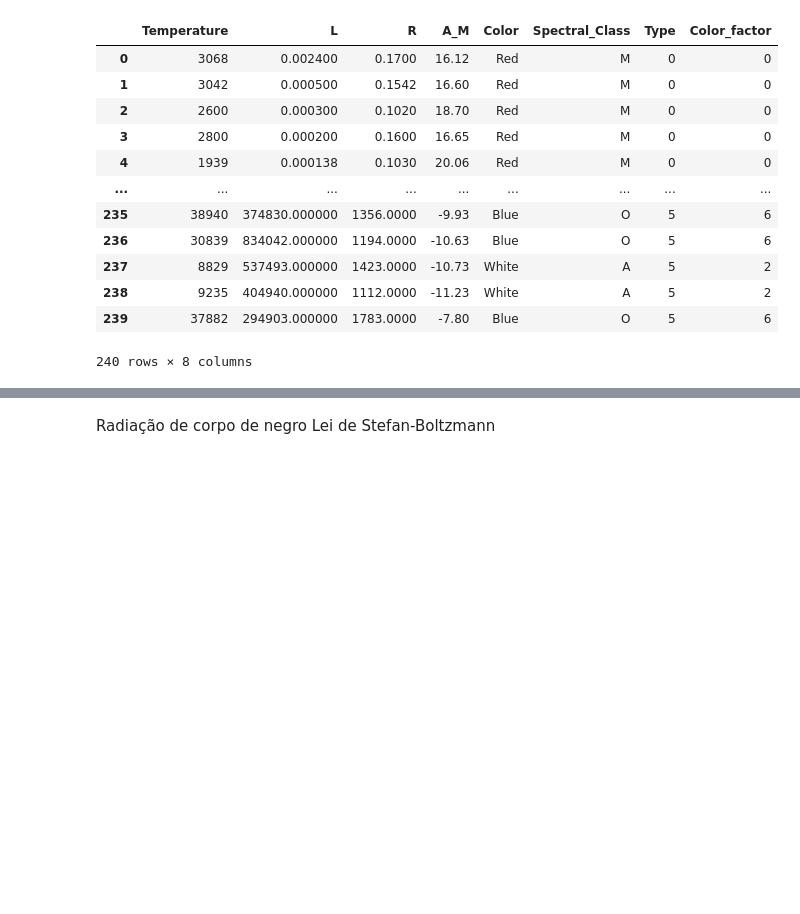
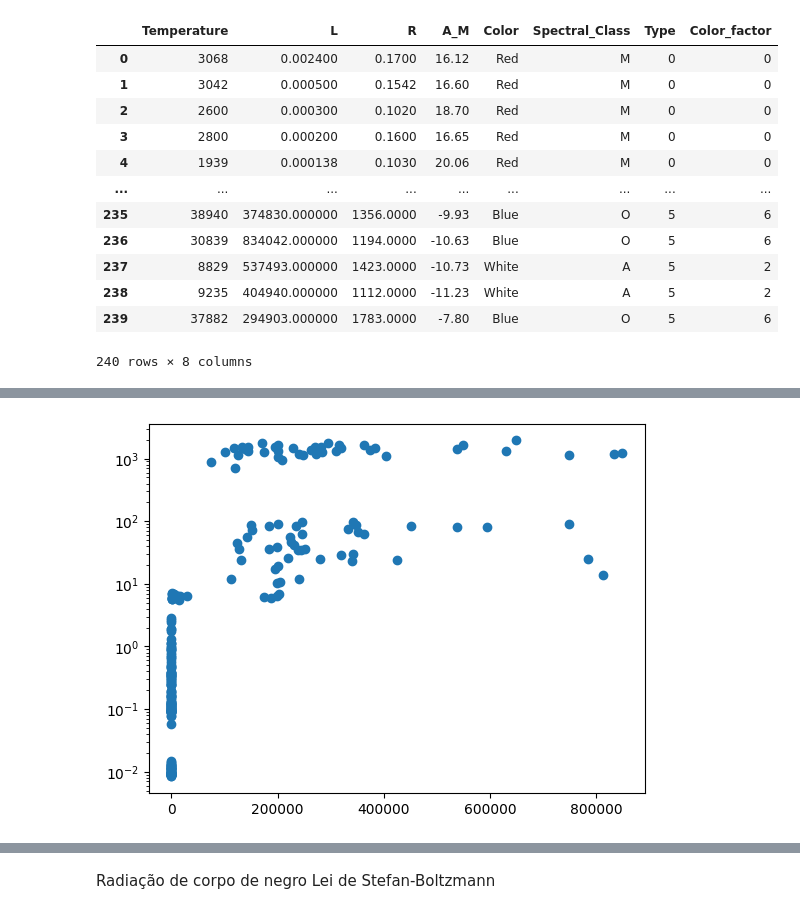
Before and after one commit to nardao666/star_classification, a Jupyter notebook: star_classification.ipynb, the cells around one changed output, grey strips where cells are left out. Saved outputs shown, nothing was run; the diff lists cells and outputs as text; code cells hidden in the pictures; blank space fills up the shorter version.

```diff
--- a/star_classification.ipynb
+++ b/star_classification.ipynb
@@ -116,0 +113,6 @@ plt.show()
+# %%
+plt.scatter(df_star['L'].to_list(),df_star['R'].to_list())
+plt.yscale('log')
+plt.show()
+# %% [output]
+[figure, added]
```
Also changed, not shown: parts of 18 cells of this notebook.
